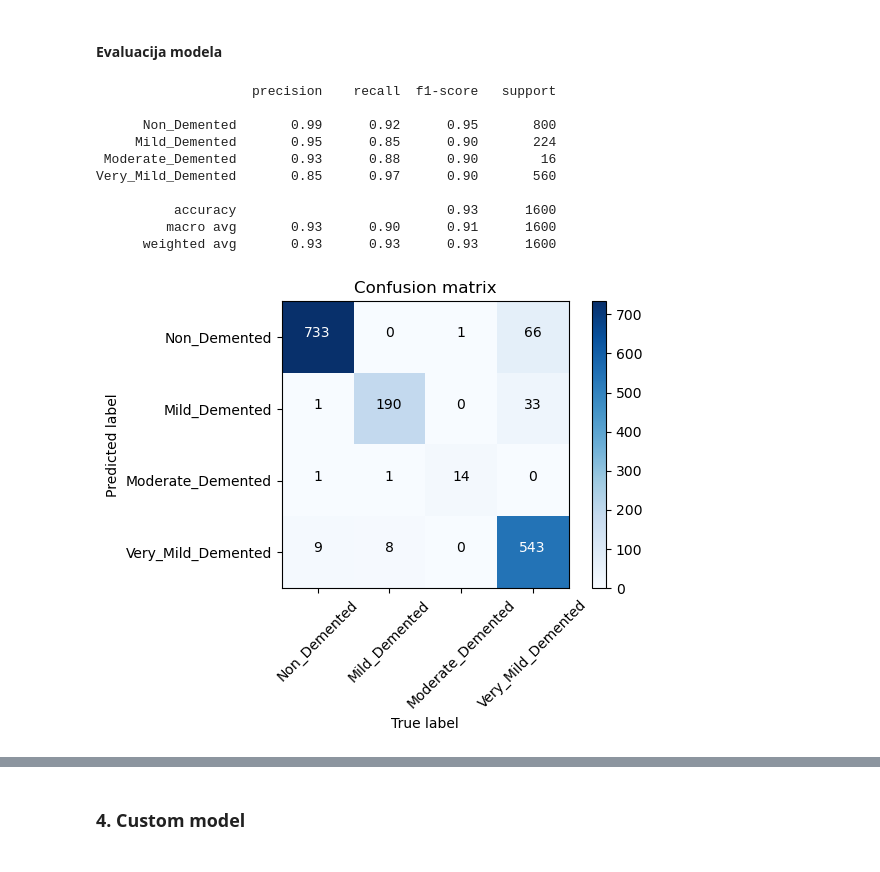
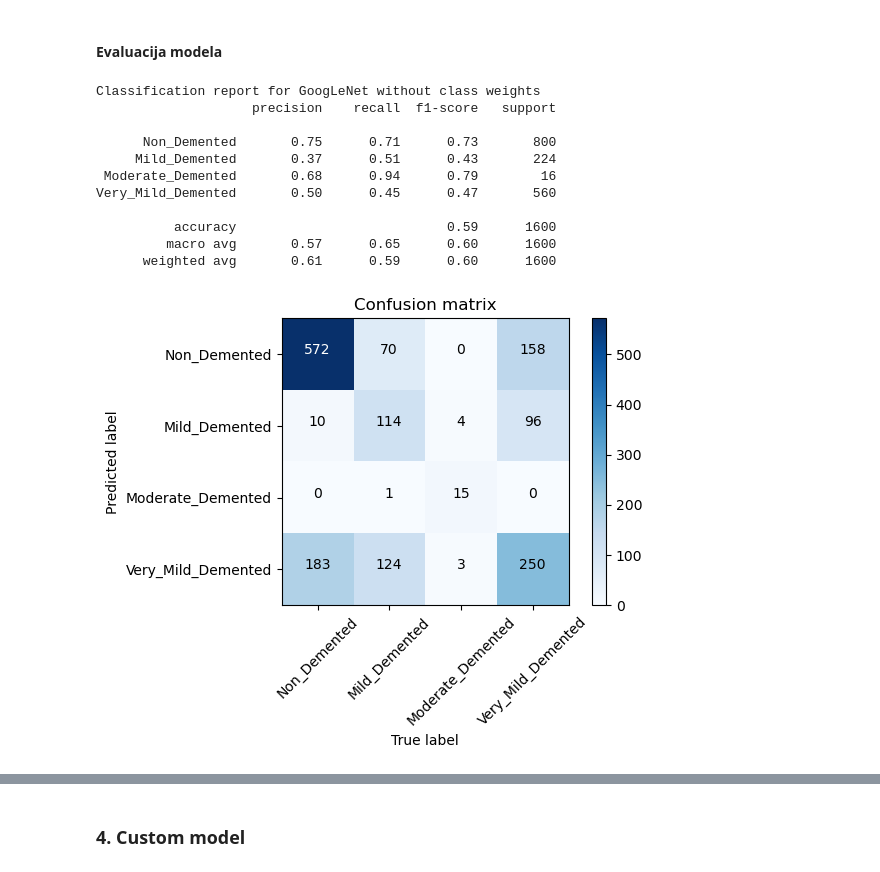
Before and after one commit to MajaJuri/Alzheimer-Detection, a Jupyter notebook: Detekcija Alzheimerove bolesti na MRI slikama mozga.ipynb, the cells around one changed output, grey strips where cells are left out. Drawn from its saved outputs; the diff is of its cells as text; code cells hidden in the pictures.

Commit message:
modeli sa i bez class weights

```diff
--- a/Detekcija Alzheimerove bolesti na MRI slikama mozga.ipynb
+++ b/Detekcija Alzheimerove bolesti na MRI slikama mozga.ipynb
@@ -418,6 +500,9 @@ X_train = np.array(X_train)
 X_test = np.array(X_test)
 Y_train = np.array(Y_train)
 Y_test = np.array(Y_test)
+# %%
+Y_train = tf.keras.utils.to_categorical(Y_train)
+Y_test = tf.keras.utils.to_categorical(Y_test)
 # %% [markdown]
 #### Izgradnja GoogLeNet modela
 # %%
@@ -546,4 +683,5 @@ plot_accuracy_and_loss_graphs(history, num_epochs)
 # %% [markdown]
 #### Predviđanje
 # %%
-model = load_model('googlenet.h5')
+model_with_cw = load_model('googlenet_without_class_weights.h5')
+model_without_cw = load_model('googlenet_with_class_weights.h5')
@@ -555,0 +688,3 @@ Y_test = np.argmax(Y_test, axis=1)
+# %%
+prediction_without_cw = model_without_cw.predict(tf.convert_to_tensor(X_test))
+prediction_with_cw = model_with_cw.predict(tf.convert_to_tensor(X_test))
@@ -556,19 +694,34 @@ Y_test = np.argmax(Y_test, axis=1)
+# %%
+Y_pred_without_cw = []
+for row in prediction_without_cw:
+  index = np.argmax(row)
+  Y_pred_without_cw.append(index)
+
+Y_pred_with_cw = []
+for row in prediction_with_cw:
+  index = np.argmax(row)
+  Y_pred_with_cw.append(index)
+
+Y_true = np.argmax(Y_test, axis=1)
+#print(Y_true)
 # %% [markdown]
 #### Evaluacija modela
 # %%
-print(metrics.classification_report(Y_test, Y_pred, target_names=labels))
+print("Classification report for GoogLeNet without class weights")
+print(metrics.classification_report(Y_true, Y_pred_without_cw, target_names=classes))
 # %% [output]
+Classification report for GoogLeNet without class weights
                     precision    recall  f1-score   support
 
-      Non_Demented       0.99      0.92      0.95       800
-     Mild_Demented       0.95      0.85      0.90       224
- Moderate_Demented       0.93      0.88      0.90        16
-Very_Mild_Demented       0.85      0.97      0.90       560
+      Non_Demented       0.75      0.71      0.73       800
+     Mild_Demented       0.37      0.51      0.43       224
+ Moderate_Demented       0.68      0.94      0.79        16
+Very_Mild_Demented       0.50      0.45      0.47       560
 
-          accuracy                           0.93      1600
-         macro avg       0.93      0.90      0.91      1600
-      weighted avg       0.93      0.93      0.93      1600
+          accuracy                           0.59      1600
+         macro avg       0.57      0.65      0.60      1600
+      weighted avg       0.61      0.59      0.60      1600
 # %%
-plot_confusion_matrix(metrics.confusion_matrix(Y_test, Y_pred), classes=labels)
+plot_confusion_matrix(metrics.confusion_matrix(Y_true, Y_pred_without_cw), classes=classes.keys())
 # %% [output]
-[figure, old version]
+[figure, new version]
```
Also changed, not shown: parts of 91 cells of this notebook.
